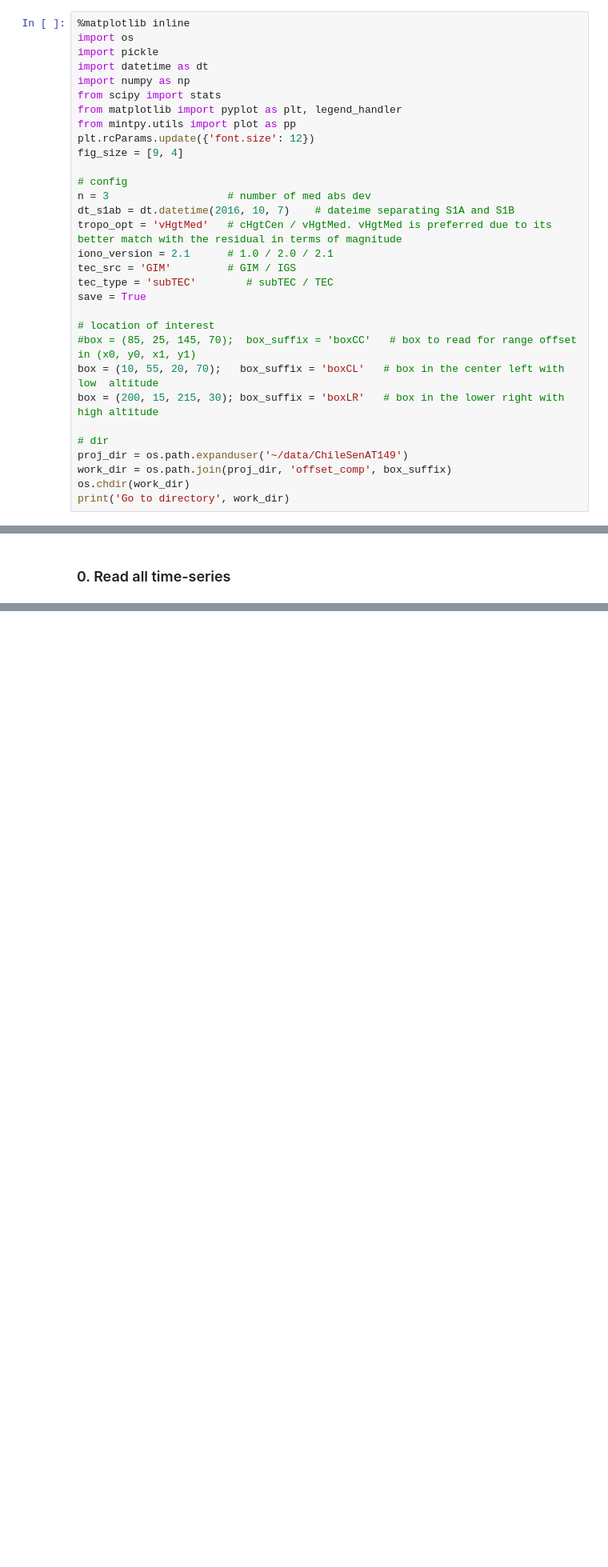
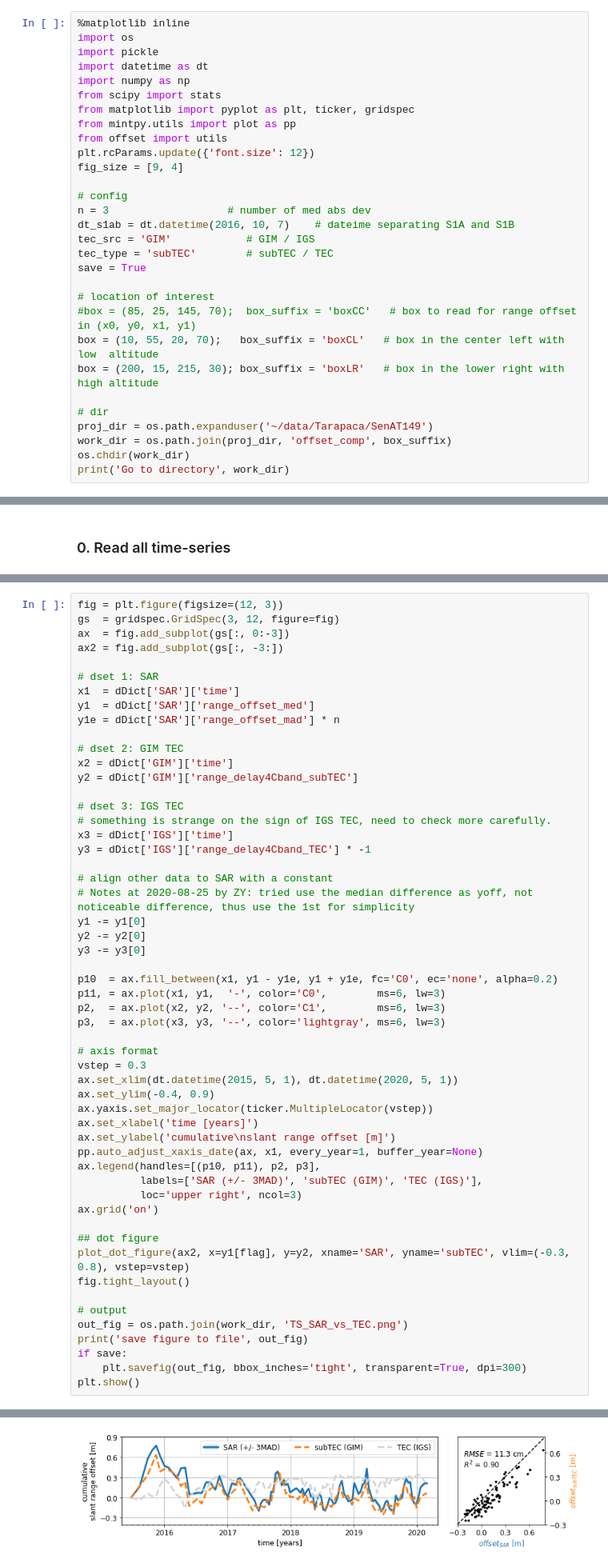
Before and after one commit to yunjunz/2022-Geolocation, a Jupyter notebook: offset_comp.ipynb, the cells around one changed output, grey strips where cells are left out. Shown at 80% size. Cells and saved outputs as stored; diff of their text form; blank space fills up the shorter version.

```diff
--- a/offset_comp.ipynb
+++ b/offset_comp.ipynb
@@ -24,17 +24,16 @@ import pickle
 import datetime as dt
 import numpy as np
 from scipy import stats
-from matplotlib import pyplot as plt, legend_handler
+from matplotlib import pyplot as plt, ticker, gridspec
 from mintpy.utils import plot as pp
+from offset import utils
 plt.rcParams.update({'font.size': 12})
 fig_size = [9, 4]
 
 # config
 n = 3                   # number of med abs dev
 dt_s1ab = dt.datetime(2016, 10, 7)    # dateime separating S1A and S1B
-tropo_opt = 'vHgtMed'   # cHgtCen / vHgtMed. vHgtMed is preferred due to its better match with the residual in terms of magnitude
-iono_version = 2.1      # 1.0 / 2.0 / 2.1
-tec_src = 'GIM'         # GIM / IGS
+tec_src = 'GIM'            # GIM / IGS
 tec_type = 'subTEC'        # subTEC / TEC
 save = True
 
@@ -44,7 +43,7 @@ box = (10, 55, 20, 70);   box_suffix = 'boxCL'   # box in the center left with l
 box = (200, 15, 215, 30); box_suffix = 'boxLR'   # box in the lower right with high altitude
 
 # dir
-proj_dir = os.path.expanduser('~/data/ChileSenAT149')
+proj_dir = os.path.expanduser('~/data/Tarapaca/SenAT149')
 work_dir = os.path.join(proj_dir, 'offset_comp', box_suffix)
 os.chdir(work_dir)
 print('Go to directory', work_dir)
@@ -225,0 +91,55 @@ save figure to file /Users/yunjunz/data/ChileSenAT149/offset_comp/boxLR/DOT_Sen_
+# %%
+fig = plt.figure(figsize=(12, 3))
+gs  = gridspec.GridSpec(3, 12, figure=fig)
+ax  = fig.add_subplot(gs[:, 0:-3])
+ax2 = fig.add_subplot(gs[:, -3:])
+
+# dset 1: SAR
+x1  = dDict['SAR']['time']
+y1  = dDict['SAR']['range_offset_med']
+y1e = dDict['SAR']['range_offset_mad'] * n
+
+# dset 2: GIM TEC
+x2 = dDict['GIM']['time']
+y2 = dDict['GIM']['range_delay4Cband_subTEC']
+
+# dset 3: IGS TEC
+# something is strange on the sign of IGS TEC, need to check more carefully.
+x3 = dDict['IGS']['time']
+y3 = dDict['IGS']['range_delay4Cband_TEC'] * -1
+
+# align other data to SAR with a constant
+# Notes at 2020-08-25 by ZY: tried use the median difference as yoff, not noticeable difference, thus use the 1st for simplicity
+y1 -= y1[0]
+y2 -= y2[0]
+y3 -= y3[0]
+
+p10  = ax.fill_between(x1, y1 - y1e, y1 + y1e, fc='C0', ec='none', alpha=0.2)
+p11, = ax.plot(x1, y1,  '-', color='C0',        ms=6, lw=3)
+p2,  = ax.plot(x2, y2, '--', color='C1',        ms=6, lw=3)
+p3,  = ax.plot(x3, y3, '--', color='lightgray', ms=6, lw=3)
+
+# axis format
+vstep = 0.3
+ax.set_xlim(dt.datetime(2015, 5, 1), dt.datetime(2020, 5, 1))
+ax.set_ylim(-0.4, 0.9)
+ax.yaxis.set_major_locator(ticker.MultipleLocator(vstep))
+ax.set_xlabel('time [years]')
+ax.set_ylabel('cumulative\nslant range offset [m]')
+pp.auto_adjust_xaxis_date(ax, x1, every_year=1, buffer_year=None)
+ax.legend(handles=[(p10, p11), p2, p3],
+          labels=['SAR (+/- 3MAD)', 'subTEC (GIM)', 'TEC (IGS)'],
+          loc='upper right', ncol=3)
+ax.grid('on')
+
+## dot figure
+plot_dot_figure(ax2, x=y1[flag], y=y2, xname='SAR', yname='subTEC', vlim=(-0.3, 0.8), vstep=vstep)
+fig.tight_layout()
+
+# output
+out_fig = os.path.join(work_dir, 'TS_SAR_vs_TEC.png')
+print('save figure to file', out_fig)
+if save:
+    plt.savefig(out_fig, bbox_inches='tight', transparent=True, dpi=300)
+plt.show()
+# %% [output]
@@ -226 +147,2 @@ save figure to file /Users/yunjunz/data/ChileSenAT149/offset_comp/boxLR/DOT_Sen_
+[figure, added]
 # %% [markdown]
```
Also changed, not shown: parts of 20 cells of this notebook, 4 other files.
